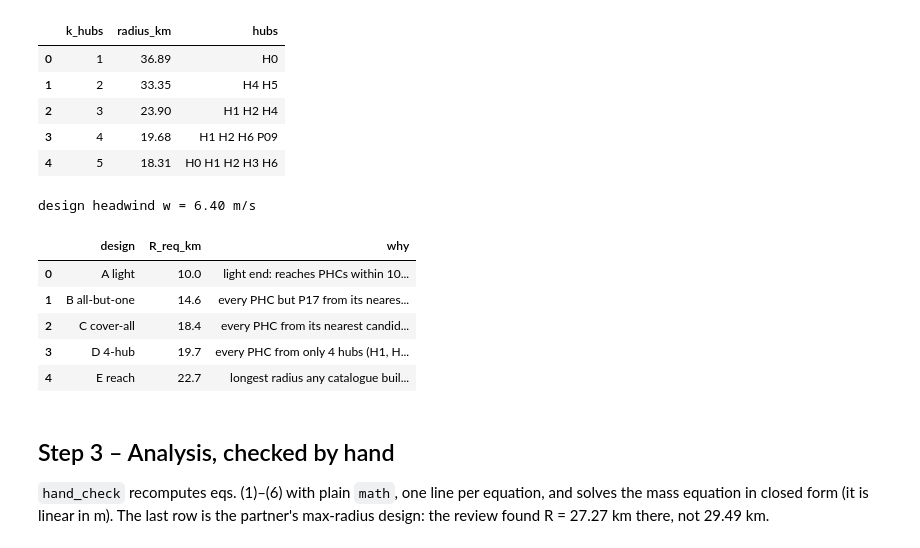
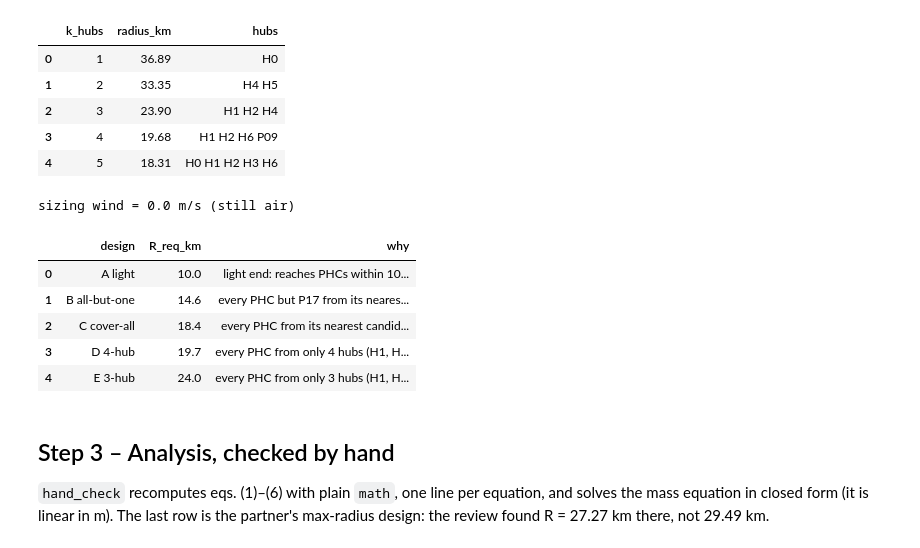
Before and after one commit to id24d001/Skylink, a Jupyter notebook: notebooks/M1_vehicle_MDO.ipynb, the cells around one changed output. Drawn from its saved outputs; the diff is of its cells as text; code cells hidden in the pictures.

```diff
--- a/notebooks/M1_vehicle_MDO.ipynb
+++ b/notebooks/M1_vehicle_MDO.ipynb
@@ -103,18 +104,19 @@ P16    10.31
 | 3 | 4 | 19.68 | H1 H2 H6 P09 |
 | 4 | 5 | 18.31 | H0 H1 H2 H3 H6 |
 # %%
-wind = design_wind()
+from m1_vehicle.run import SIZING_WIND
+wind = SIZING_WIND
 targets = required_radii(dist, wind, p)
-print(f'design headwind w = {wind:.2f} m/s')
+print(f'sizing wind = {wind} m/s (still air)')
 pd.DataFrame([(k, R, why) for k, (R, why) in targets.items()], columns=['design', 'R_req_km', 'why'])
 # %% [output]
-design headwind w = 6.40 m/s
+sizing wind = 0.0 m/s (still air)
 |  | design | R_req_km | why |
 | 0 | A light | 10.0 | light end: reaches PHCs within 10... |
 | 1 | B all-but-one | 14.6 | every PHC but P17 from its neares... |
 | 2 | C cover-all | 18.4 | every PHC from its nearest candid... |
 | 3 | D 4-hub | 19.7 | every PHC from only 4 hubs (H1, H... |
-| 4 | E reach | 22.7 | longest radius any catalogue buil... |
+| 4 | E 3-hub | 24.0 | every PHC from only 3 hubs (H1, H... |
 # %% [markdown]
 ## Step 3 – Analysis, checked by hand
 `hand_check` recomputes eqs. (1)–(6) with plain `math`, one line per equation, and solves the mass
```
Also changed, not shown: parts of 11 cells of this notebook, 18 other files.
